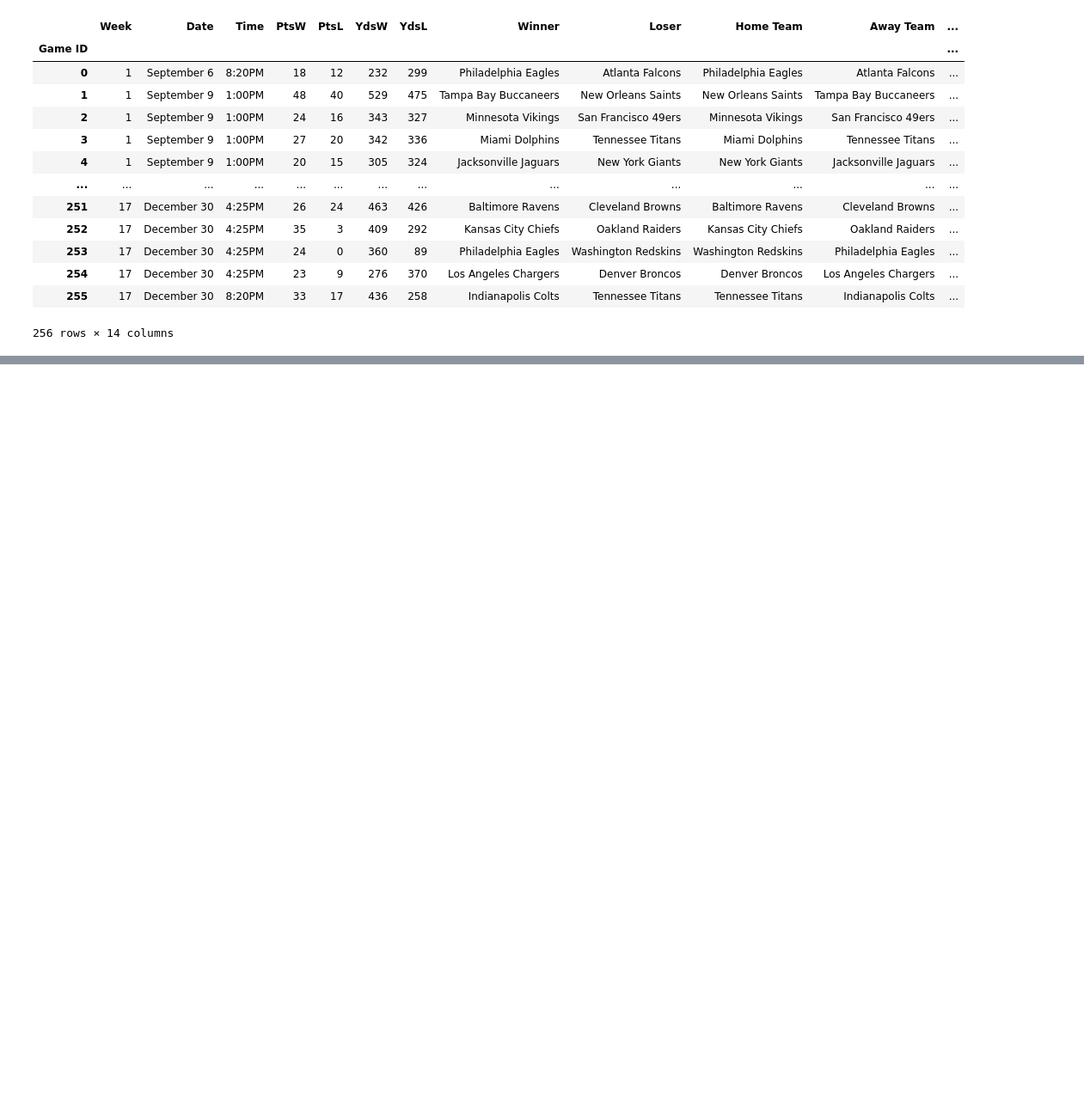
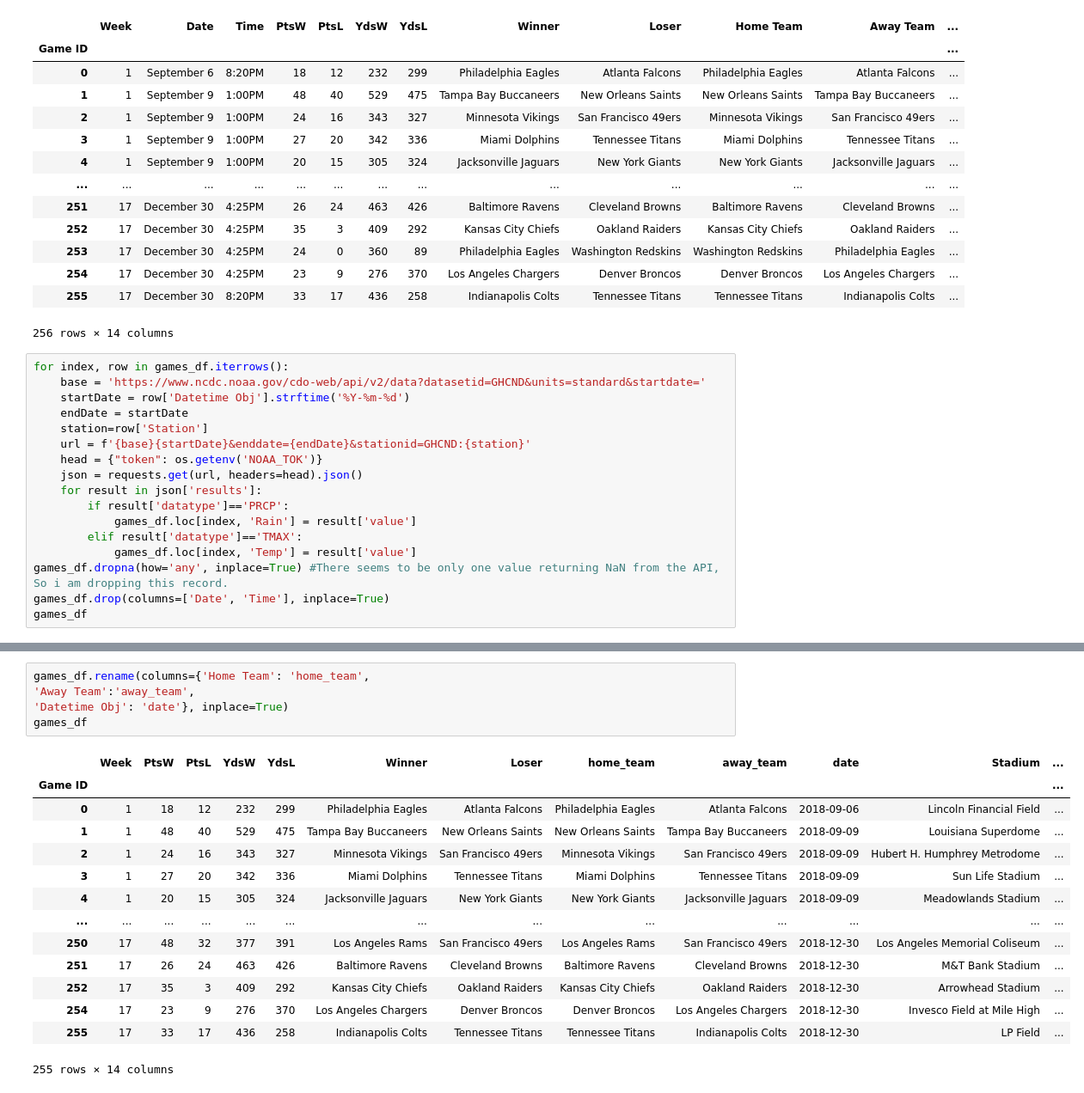
Before and after one commit to KevinKillman/ETL-Project, a Jupyter notebook: main_program.ipynb, the cells around one changed output, grey strips where cells are left out. Shown at 86% size. Cells and saved outputs as stored; diff of their text form; blank space fills up the shorter version.

```diff
--- a/main_program.ipynb
+++ b/main_program.ipynb
@@ -113,3 +115,20 @@ games_df
 | 254 | 17 | December 30 | 4:25PM | 23 | 9 | 276 | 370 | Los Angeles Chargers | Denver Broncos | Denver Broncos | Los Angeles Chargers | ... |
 | 255 | 17 | December 30 | 8:20PM | 33 | 17 | 436 | 258 | Indianapolis Colts | Tennessee Titans | Tennessee Titans | Indianapolis Colts | ... |
 256 rows × 14 columns
+# %%
+for index, row in games_df.iterrows():
+    base = 'https://www.ncdc.noaa.gov/cdo-web/api/v2/data?datasetid=GHCND&units=standard&startdate='
+    startDate = row['Datetime Obj'].strftime('%Y-%m-%d')
+    endDate = startDate
+    station=row['Station']
+    url = f'{base}{startDate}&enddate={endDate}&stationid=GHCND:{station}'
+    head = {"token": os.getenv('NOAA_TOK')}
+    json = requests.get(url, headers=head).json()
+    for result in json['results']:
+        if result['datatype']=='PRCP':
+            games_df.loc[index, 'Rain'] = result['value']
+        elif result['datatype']=='TMAX':
+            games_df.loc[index, 'Temp'] = result['value']
+games_df.dropna(how='any', inplace=True) #There seems to be only one value returning NaN from the API, So i am dropping this record.
+games_df.drop(columns=['Date', 'Time'], inplace=True)
+games_df
@@ -115,0 +150,20 @@ games_df
+# %%
+games_df.rename(columns={'Home Team': 'home_team',
+'Away Team':'away_team',
+'Datetime Obj': 'date'}, inplace=True)
+games_df
+# %% [output]
+|  | Week | PtsW | PtsL | YdsW | YdsL | Winner | Loser | home_team | away_team | date | Stadium | ... |
+| Game ID |  |  |  |  |  |  |  |  |  |  |  | ... |
+| 0 | 1 | 18 | 12 | 232 | 299 | Philadelphia Eagles | Atlanta Falcons | Philadelphia Eagles | Atlanta Falcons | 2018-09-06 | Lincoln Financial Field | ... |
+| 1 | 1 | 48 | 40 | 529 | 475 | Tampa Bay Buccaneers | New Orleans Saints | New Orleans Saints | Tampa Bay Buccaneers | 2018-09-09 | Louisiana Superdome | ... |
+| 2 | 1 | 24 | 16 | 343 | 327 | Minnesota Vikings | San Francisco 49ers | Minnesota Vikings | San Francisco 49ers | 2018-09-09 | Hubert H. Humphrey Metrodome | ... |
+| 3 | 1 | 27 | 20 | 342 | 336 | Miami Dolphins | Tennessee Titans | Miami Dolphins | Tennessee Titans | 2018-09-09 | Sun Life Stadium | ... |
+| 4 | 1 | 20 | 15 | 305 | 324 | Jacksonville Jaguars | New York Giants | New York Giants | Jacksonville Jaguars | 2018-09-09 | Meadowlands Stadium | ... |
+| ... | ... | ... | ... | ... | ... | ... | ... | ... | ... | ... | ... | ... |
+| 250 | 17 | 48 | 32 | 377 | 391 | Los Angeles Rams | San Francisco 49ers | Los Angeles Rams | San Francisco 49ers | 2018-12-30 | Los Angeles Memorial Coliseum | ... |
+| 251 | 17 | 26 | 24 | 463 | 426 | Baltimore Ravens | Cleveland Browns | Baltimore Ravens | Cleveland Browns | 2018-12-30 | M&T Bank Stadium | ... |
+| 252 | 17 | 35 | 3 | 409 | 292 | Kansas City Chiefs | Oakland Raiders | Kansas City Chiefs | Oakland Raiders | 2018-12-30 | Arrowhead Stadium | ... |
+| 254 | 17 | 23 | 9 | 276 | 370 | Los Angeles Chargers | Denver Broncos | Denver Broncos | Los Angeles Chargers | 2018-12-30 | Invesco Field at Mile High | ... |
+| 255 | 17 | 33 | 17 | 436 | 258 | Indianapolis Colts | Tennessee Titans | Tennessee Titans | Indianapolis Colts | 2018-12-30 | LP Field | ... |
+255 rows × 14 columns
```
Also changed, not shown: parts of 5 cells of this notebook, 2 other files.
